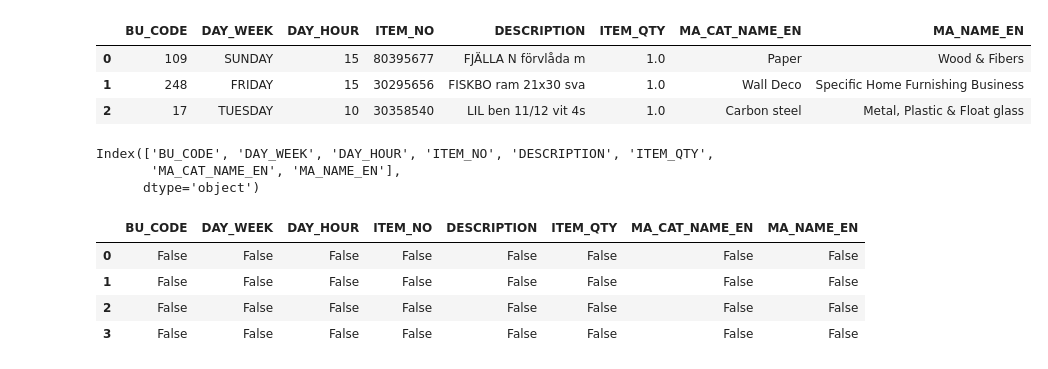
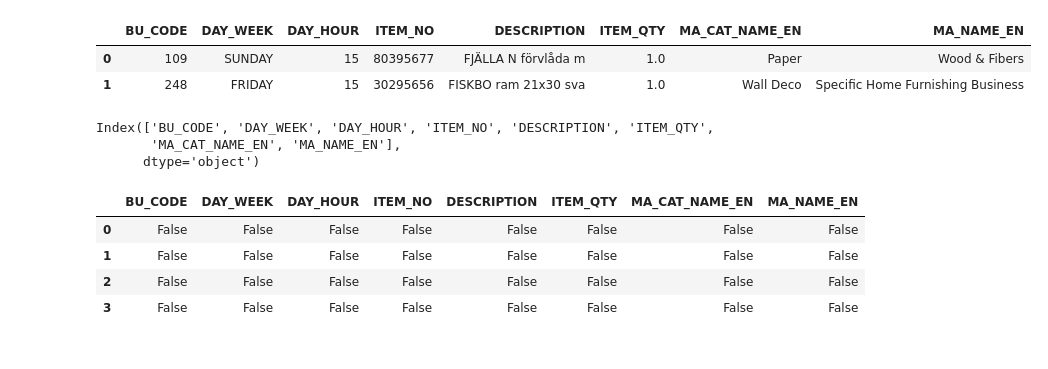
Before and after one commit to GAURAB10/python1, a Jupyter notebook: data_science.ipynb, the cells around one changed output. Saved outputs shown, nothing was run; the diff lists cells and outputs as text; code cells hidden in the pictures.

```diff
--- a/data_science.ipynb
+++ b/data_science.ipynb
@@ -14,16 +14,15 @@ import pandas as pd
 # %%
 
 # Read the online file by the URL provides above, and assign it to variable "df"
-other_path = "C:/Users/IBM_ADMIN/Downloads/py_mba_all_1903.xlsx"
+other_path = "C:\Users\IBM_ADMIN\Desktop\DATA_SCIENCE/py_mba_all_1903.xlsx"
 # %%
 df = pd.read_excel(other_path)
 # %%
-df.head(3)
+df.head(2)
 # %% [output]
 |  | BU_CODE | DAY_WEEK | DAY_HOUR | ITEM_NO | DESCRIPTION | ITEM_QTY | MA_CAT_NAME_EN | MA_NAME_EN |
 | 0 | 109 | SUNDAY | 15 | 80395677 | FJÄLLA N förvlåda m | 1.0 | Paper | Wood & Fibers |
 | 1 | 248 | FRIDAY | 15 | 30295656 | FISKBO ram 21x30 sva | 1.0 | Wall Deco | Specific Home Furnishing Business |
-| 2 | 17 | TUESDAY | 10 | 30358540 | LIL ben 11/12 vit 4s | 1.0 | Carbon steel | Metal, Plastic & Float glass |
 # %%
 print(df.columns)
 # %% [output]
```
Also changed, not shown: parts of 27 cells of this notebook.
